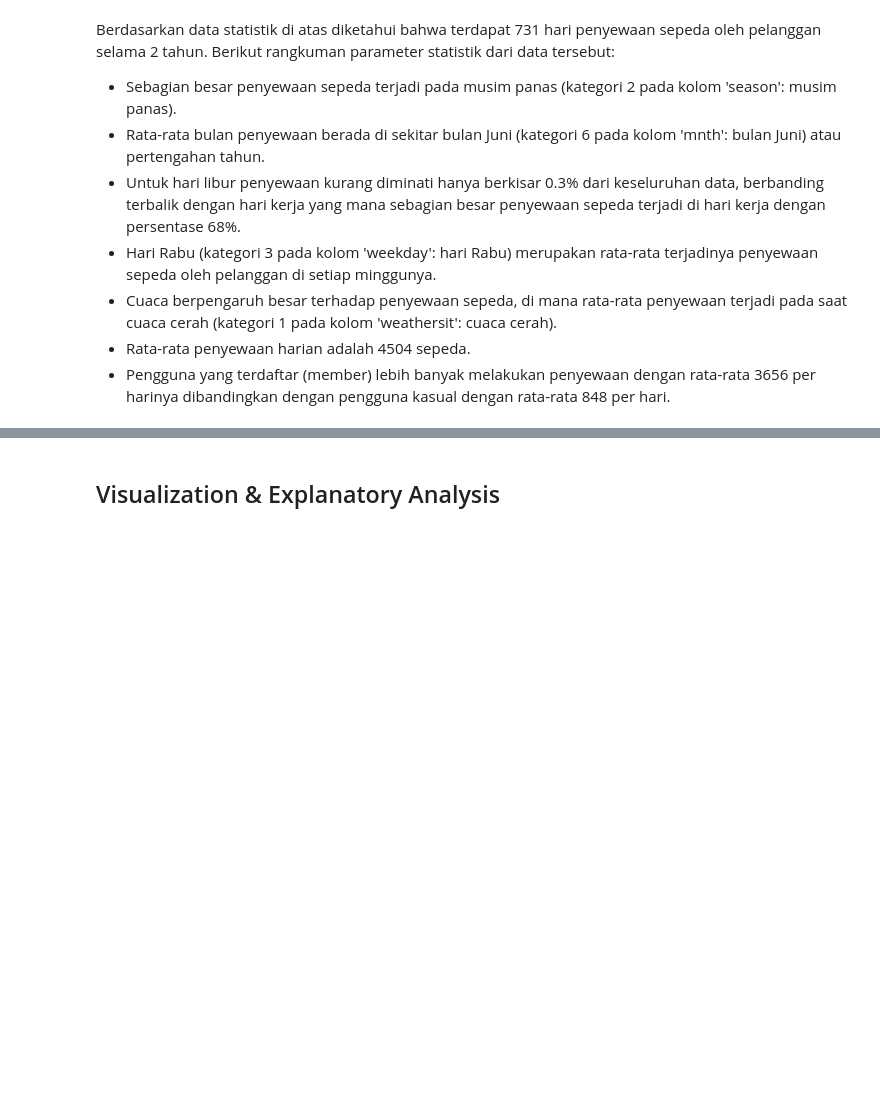
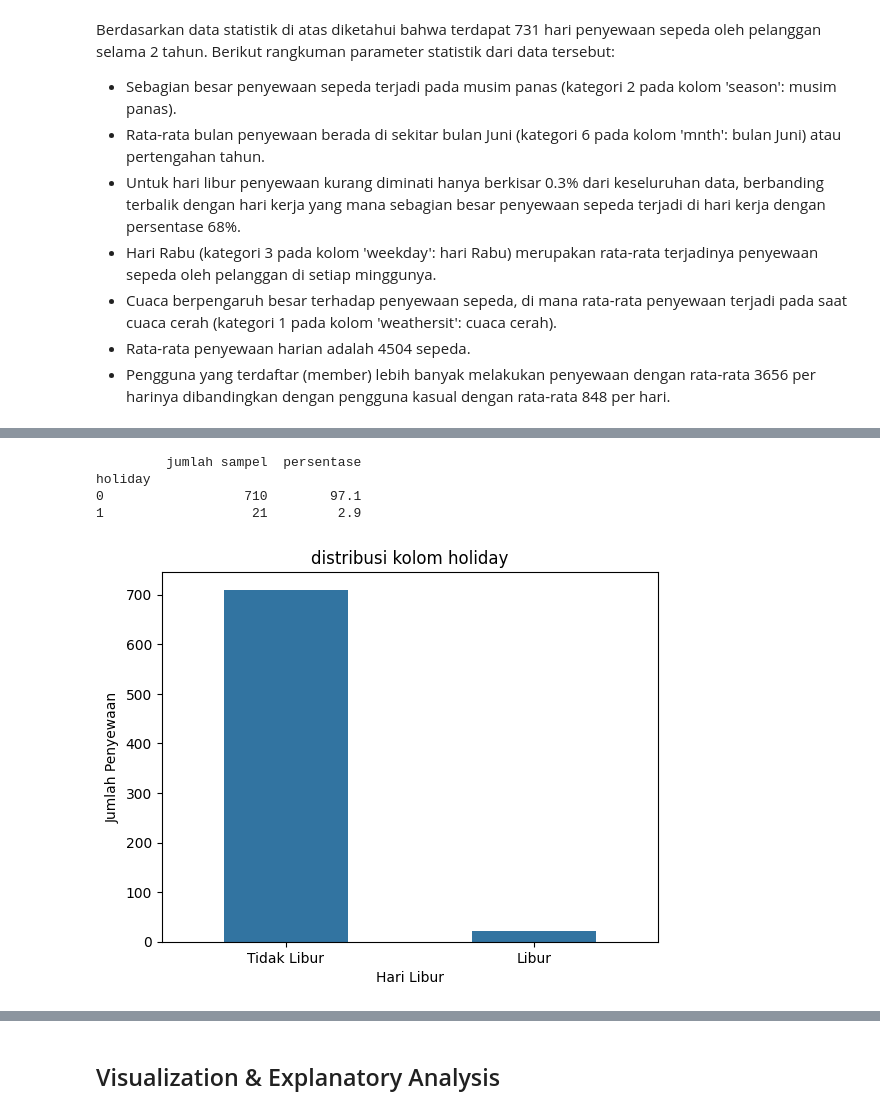
Before and after one commit to habibsatya/dicoding-data-analyst-sub, a Jupyter notebook: Proyek_Analisis_Data.ipynb, the cells around one changed output, grey strips where cells are left out. Drawn from its saved outputs; the diff is of its cells as text; code cells hidden in the pictures; blank space fills up the shorter version.

```diff
--- a/Proyek_Analisis_Data.ipynb
+++ b/Proyek_Analisis_Data.ipynb
@@ -281,0 +348,19 @@ Berdasarkan data statistik di atas diketahui bahwa terdapat 731 hari penyewaan s
+# %%
+feature = categorical_columns[2]
+count = day_df[feature].value_counts()
+percent = 100*day_df[feature].value_counts(normalize=True)
+df = pd.DataFrame({'jumlah sampel': count, 'persentase': percent.round(1)})
+print(df)
+
+sns.countplot(x=feature, data=day_df, width=0.5)
+plt.title(f'distribusi kolom {feature}')
+plt.xlabel("Hari Libur")
+plt.ylabel("Jumlah Penyewaan")
+plt.xticks([0, 1], ['Tidak Libur', 'Libur'], rotation=0)
+plt.show()
+# %% [output]
+         jumlah sampel  persentase
+holiday
+0                  710        97.1
+1                   21         2.9
+[figure, added]
```
Also changed, not shown: parts of 26 cells of this notebook, 2 other files.
